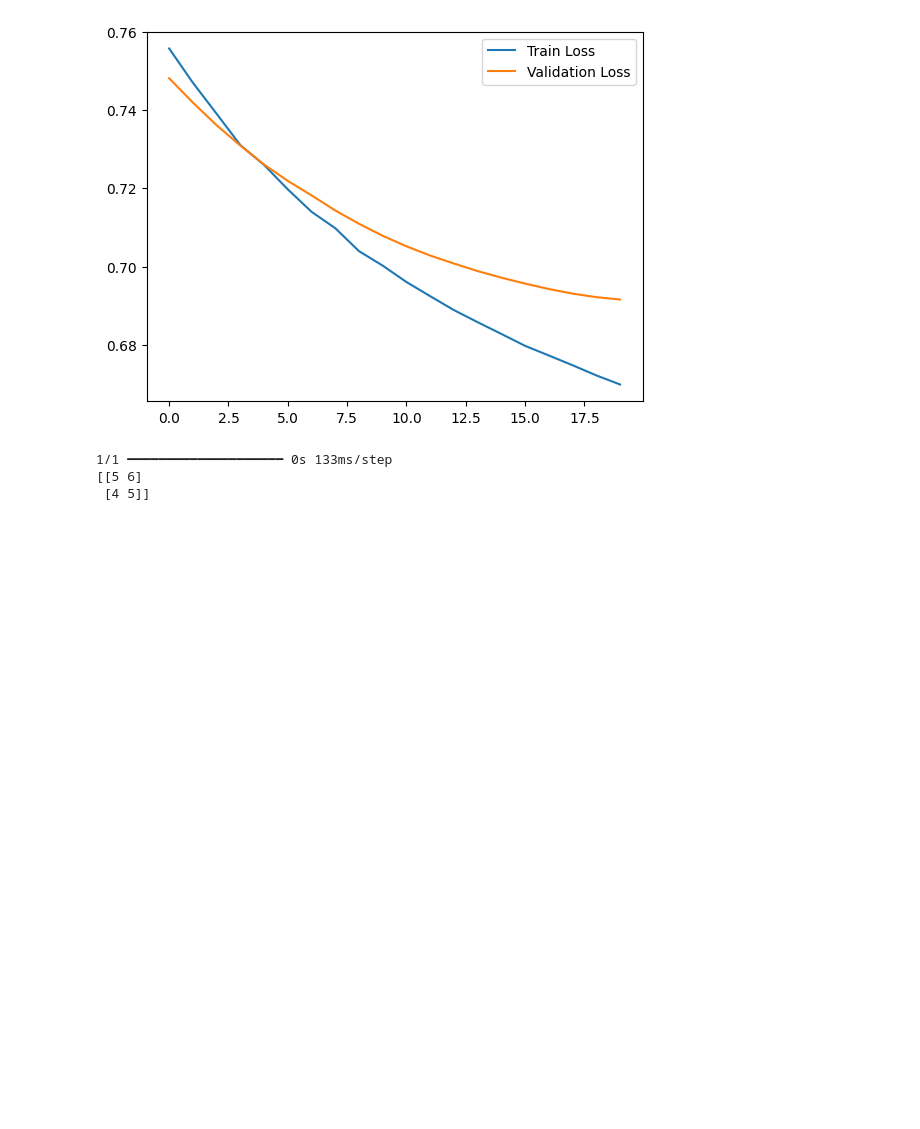
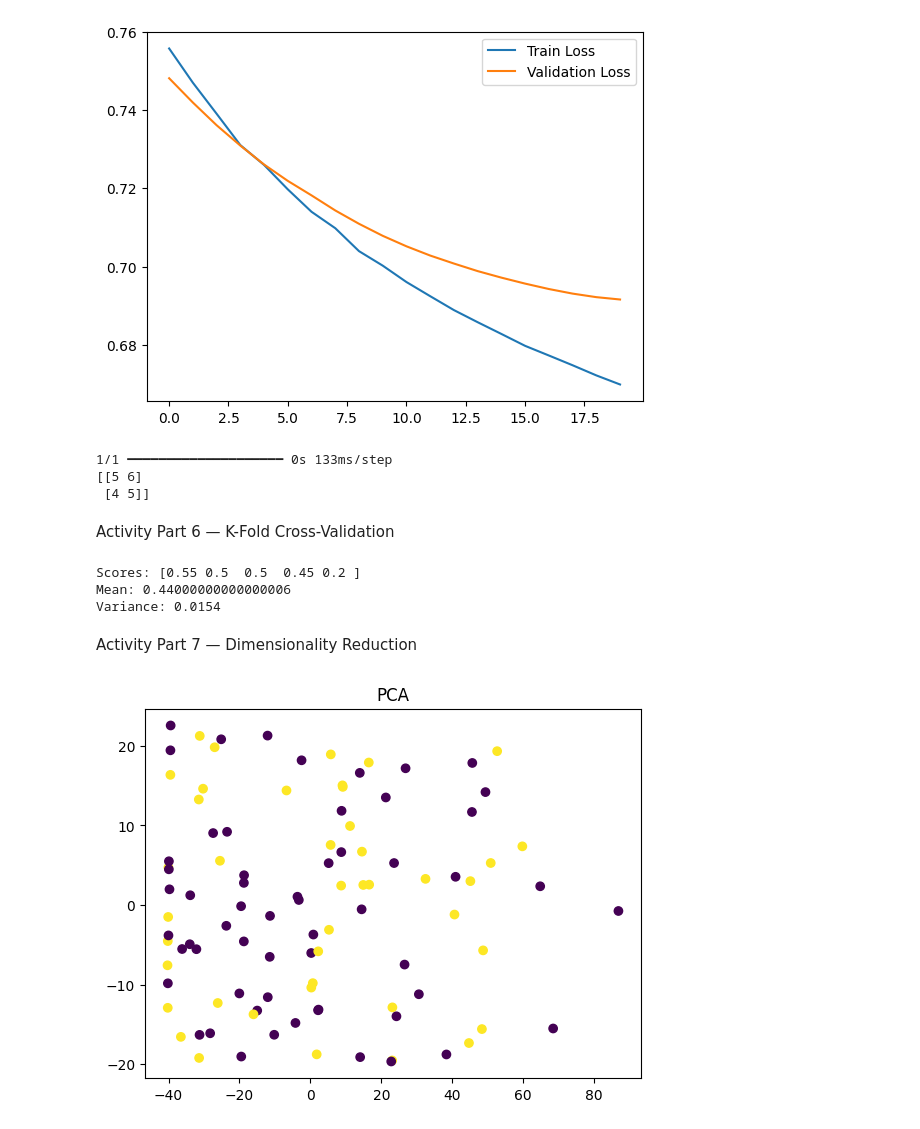
Before and after one commit to 200612780/Assignemt-1-Employee-Productivity-Wellness-Insight-tool-AIDI1002, a Jupyter notebook: Project_Smart_Health_&_Lifestyle_Prediction_System.ipynb, the cells around one changed output. Drawn from its saved outputs; the diff is of its cells as text; code cells hidden in the pictures; blank space fills up the shorter version.

Commit message:
Activity Part 7 & Part 8 Completed

```diff
--- a/Project_Smart_Health_&_Lifestyle_Prediction_System.ipynb
+++ b/Project_Smart_Health_&_Lifestyle_Prediction_System.ipynb
@@ -326,3 +326,33 @@ print(confusion_matrix(y_test, y_pred_nn))
 1/1 ━━━━━━━━━━━━━━━━━━━━ 0s 133ms/step
 [[5 6]
  [4 5]]
+# %% [markdown]
+Activity Part 6 — K-Fold Cross-Validation
+# %%
+# TODO 25: Implement K-Fold (k=5 or 10) on one ML model (e.g., Random Forest)
+kf = KFold(n_splits=5)
+
+rf = RandomForestClassifier()
+scores = cross_val_score(rf, X, y, cv=kf)
+
+# TODO 26: Record mean accuracy and variance across folds
+print("Scores:", scores)
+print("Mean:", scores.mean())
+print("Variance:", scores.var())
+# %% [output]
+Scores: [0.55 0.5  0.5  0.45 0.2 ]
+Mean: 0.44000000000000006
+Variance: 0.0154
+# %% [markdown]
+Activity Part 7 — Dimensionality Reduction
+# %%
+# TODO 27: Apply PCA to reduce features to 2 components
+pca = PCA(n_components=2)
+X_pca = pca.fit_transform(X)
+# %%
+# TODO 28: Visualize first 2 PCA components with color by HealthScore
+plt.scatter(X_pca[:,0], X_pca[:,1], c=y)
+plt.title("PCA")
+plt.show()
+# %% [output]
+[figure, added]
```
Also changed, not shown: parts of 2 cells of this notebook.
